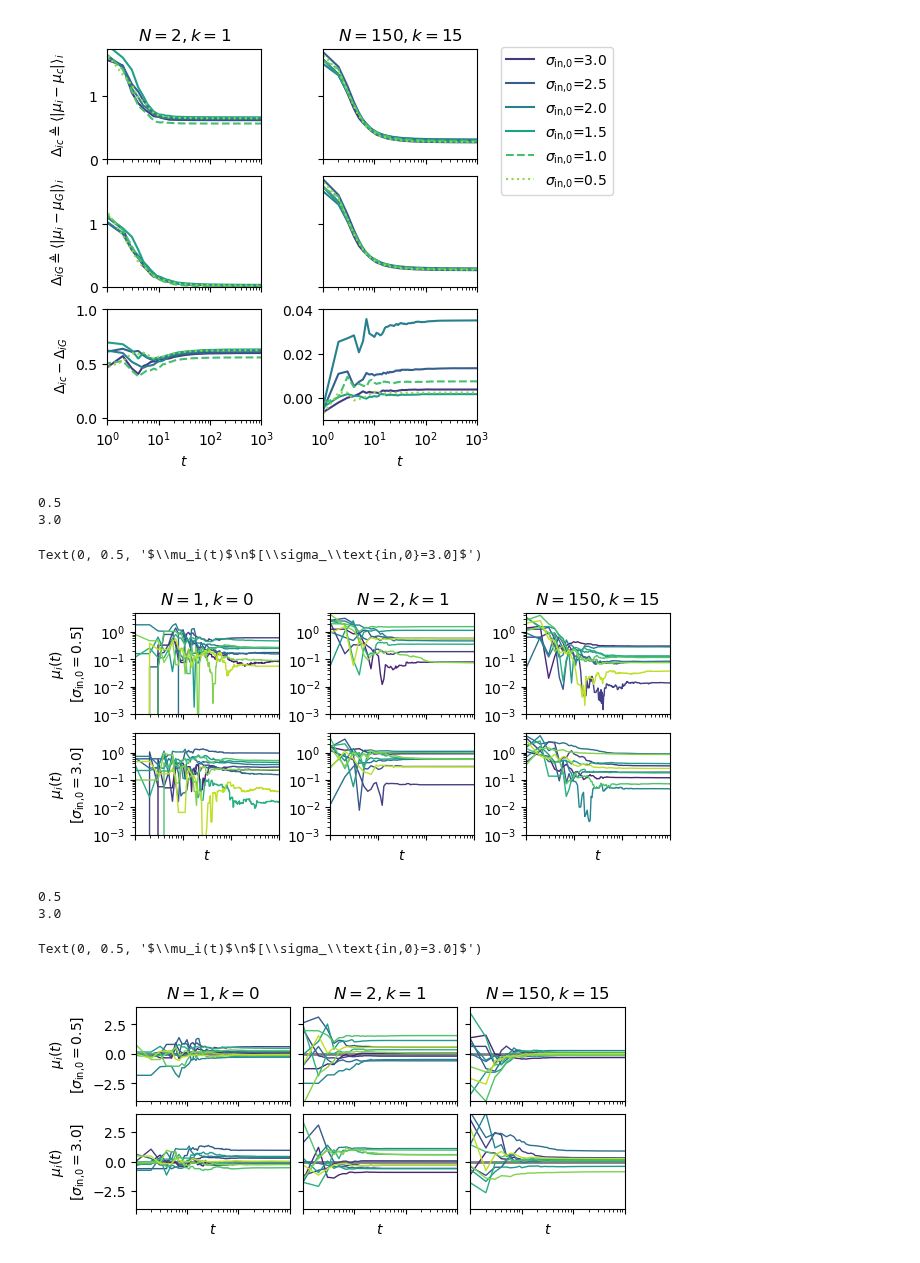
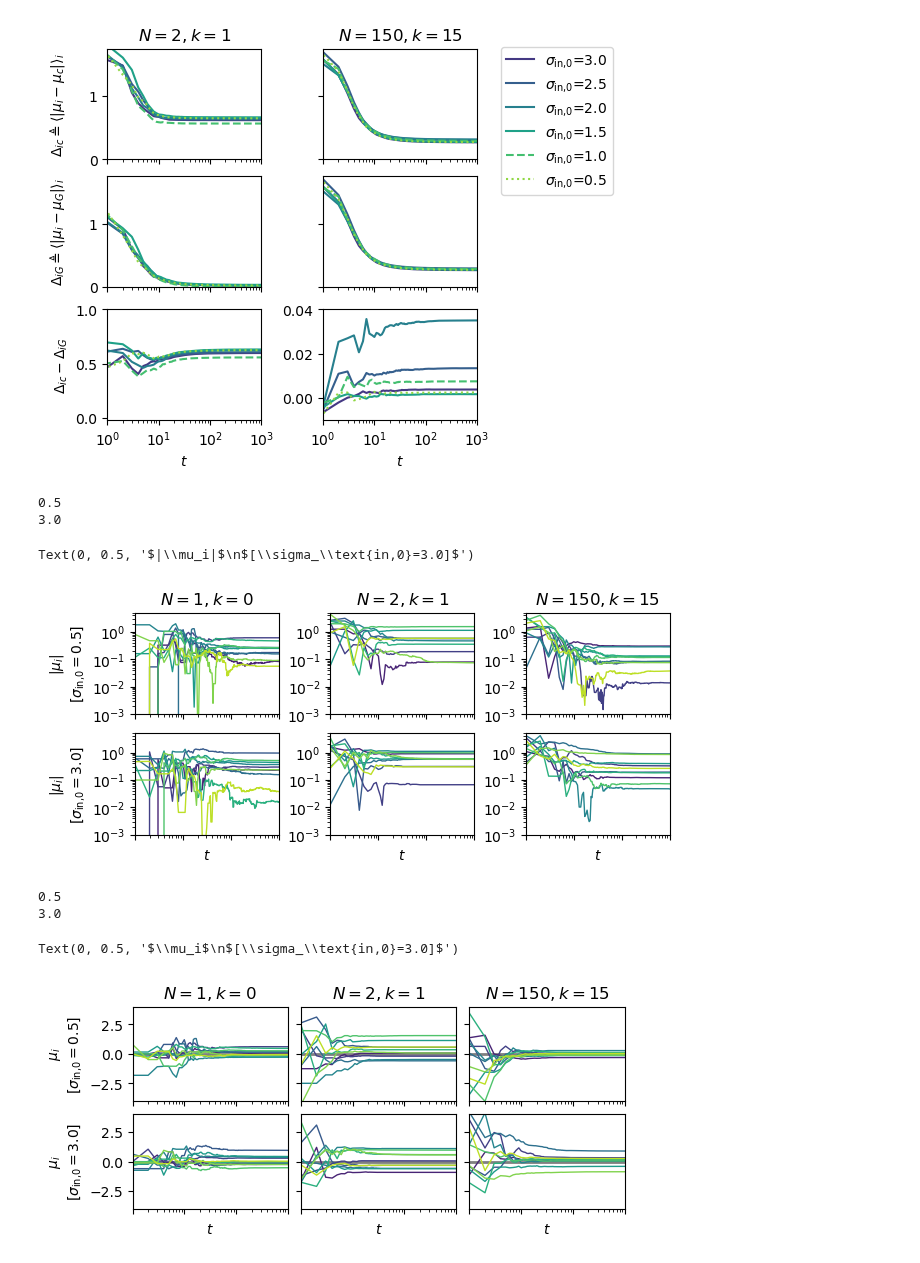
Before and after one commit to Priesemann-Group/neuro_op, a Jupyter notebook: notebooks/@MA5-ActInf.ipynb, the cells around one changed output. Cells and saved outputs as stored; diff of their text form; code cells hidden in the pictures.

```diff
--- a/notebooks/@MA5-ActInf.ipynb
+++ b/notebooks/@MA5-ActInf.ipynb
@@ -413,7 +413,7 @@ run_arr = np.arange(7)
 # Figure set-up...
 x = 3
 y = 3
-c = 1.4
+c = 1.1
 fig, ax = plt.subplots(y, x, figsize=(1.5 * c * x, 1 * c * y))
 colors = nop.get_colorcycle(N_colors=len(sd_arr))
 for i, j in itertools.product(np.arange(y), np.arange(x)):
@@ -815,15 +815,15 @@ for j in np.arange(x):
     #        ax[i, j].yaxis.set_tick_params(labelleft=False)
 
 
-ax[0, 0].set_ylabel("$\mu_i(t)$\n$[\sigma_\\text{in,0}=0.5]$")
-ax[1, 0].set_ylabel("$\mu_i(t)$\n$[\sigma_\\text{in,0}=3.0]$")
+ax[0, 0].set_ylabel("$|\mu_i|$\n$[\sigma_\\text{in,0}=0.5]$")
+ax[1, 0].set_ylabel("$|\mu_i|$\n$[\sigma_\\text{in,0}=3.0]$")
 
 # ax[i].legend(bbox_to_anchor=(1.1, 1.06), loc=2)
 # %% [output]
 0.5
 3.0
-Text(0, 0.5, '$\\mu_i(t)$\n$[\\sigma_\\text{in,0}=3.0]$')
+Text(0, 0.5, '$|\\mu_i|$\n$[\\sigma_\\text{in,0}=3.0]$')
-[figure, old version]
+[figure, new version]
 # %%
 fig.savefig("./fig/fep_log_mu_t.pdf")
 # %%
@@ -857,36 +857,36 @@ for i, sd_llf in enumerate([sd_arr[-1], sd_arr[-0]]):
             time,
             ds.mu.sel(
                 N=N,
                 nn=nn_arr[j],
                 sd_llf=sd_llf,
                 time=time,
                 run=0,
                 node=np.arange(0, 150, 5)[:10],
             ),
             lw=1,
         )
 
 # Title, label, ...
 ax[0, 0].set_title("$N=1, k=0$")
 ax[0, 1].set_title("$N=2, k=1$")
 ax[0, 2].set_title("$N=150, k=15$")
 for j in np.arange(x):
     ax[y - 1, j].set_xlabel("$t$")
     ax[0, j].xaxis.set_tick_params(labelbottom=False)
     ax[1, j].xaxis.set_tick_params(labelbottom=False)
     if j != 0:
         for i in range(y):
             ax[i, j].yaxis.set_tick_params(labelleft=False)
 
 
-ax[0, 0].set_ylabel("$\mu_i(t)$\n$[\sigma_\\text{in,0}=0.5]$")
-ax[1, 0].set_ylabel("$\mu_i(t)$\n$[\sigma_\\text{in,0}=3.0]$")
+ax[0, 0].set_ylabel("$\mu_i$\n$[\sigma_\\text{in,0}=0.5]$")
+ax[1, 0].set_ylabel("$\mu_i$\n$[\sigma_\\text{in,0}=3.0]$")
 
 # ax[i].legend(bbox_to_anchor=(1.1, 1.06), loc=2)
 # %% [output]
 0.5
 3.0
-Text(0, 0.5, '$\\mu_i(t)$\n$[\\sigma_\\text{in,0}=3.0]$')
+Text(0, 0.5, '$\\mu_i$\n$[\\sigma_\\text{in,0}=3.0]$')
-[figure, old version]
+[figure, new version]
 # %%
 fig.savefig("./fig/fep_mu_t.pdf")
```
Also changed, not shown: parts of 1 cell of this notebook, 1 other file.
